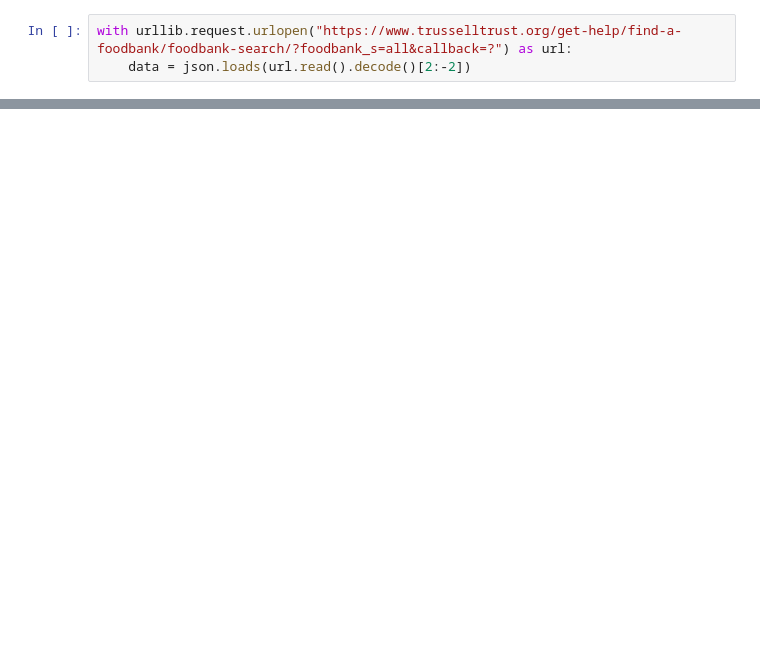
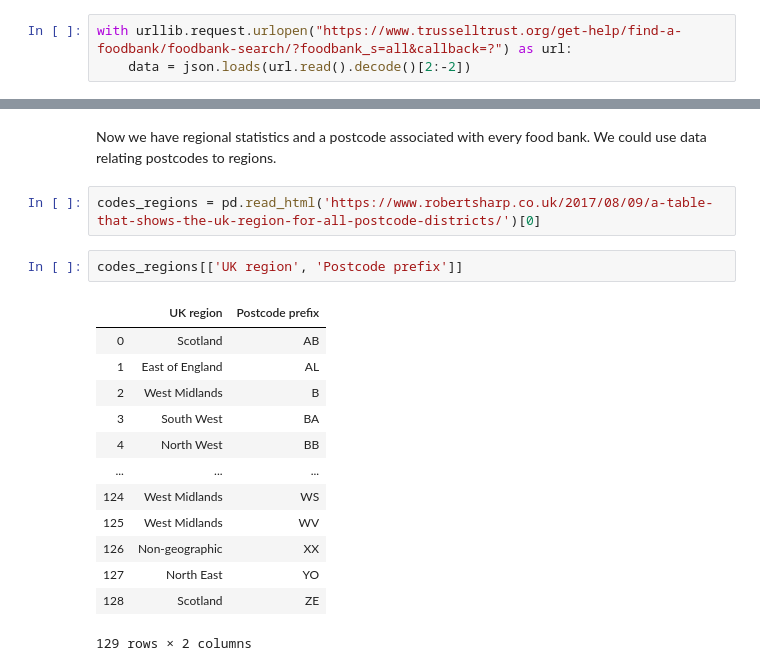
Before and after one commit to Luca-Stef/Food-Bank-Web-Scraper, a Jupyter notebook: Food Bank Web Scraper..ipynb, the cells around one changed output, grey strips where cells are left out. Saved outputs shown, nothing was run; the diff lists cells and outputs as text; blank space fills up the shorter version.

```diff
--- a/Food Bank Web Scraper..ipynb
+++ b/Food Bank Web Scraper..ipynb
@@ -52,0 +128,20 @@ reg_stats[0]
+# %% [markdown]
+Now we have regional statistics and a postcode associated with every food bank. We could use data relating postcodes to regions.
+# %%
+codes_regions = pd.read_html('https://www.robertsharp.co.uk/2017/08/09/a-table-that-shows-the-uk-region-for-all-postcode-districts/')[0]
+# %%
+codes_regions[['UK region', 'Postcode prefix']]
+# %% [output]
+|  | UK region | Postcode prefix |
+| 0 | Scotland | AB |
+| 1 | East of England | AL |
+| 2 | West Midlands | B |
+| 3 | South West | BA |
+| 4 | North West | BB |
+| ... | ... | ... |
+| 124 | West Midlands | WS |
+| 125 | West Midlands | WV |
+| 126 | Non-geographic | XX |
+| 127 | North East | YO |
+| 128 | Scotland | ZE |
+129 rows × 2 columns
```
Also changed, not shown: parts of 11 cells of this notebook.
